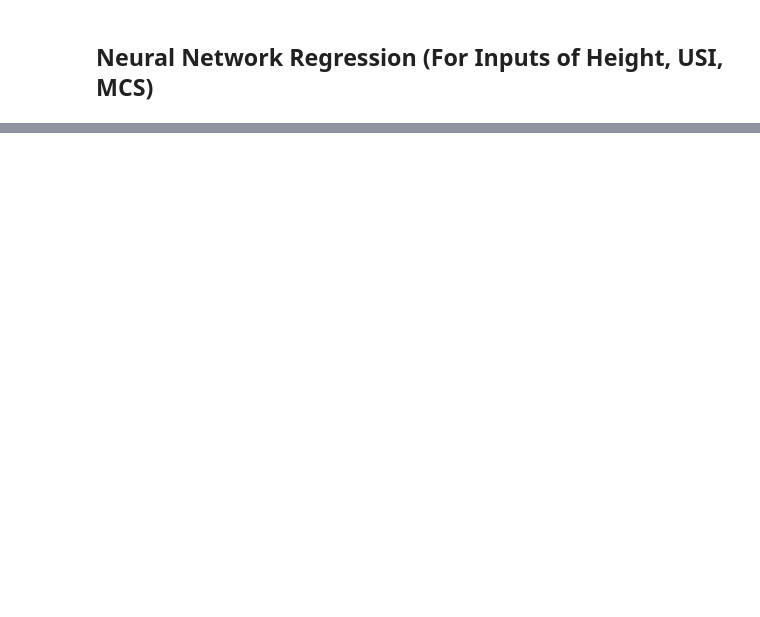
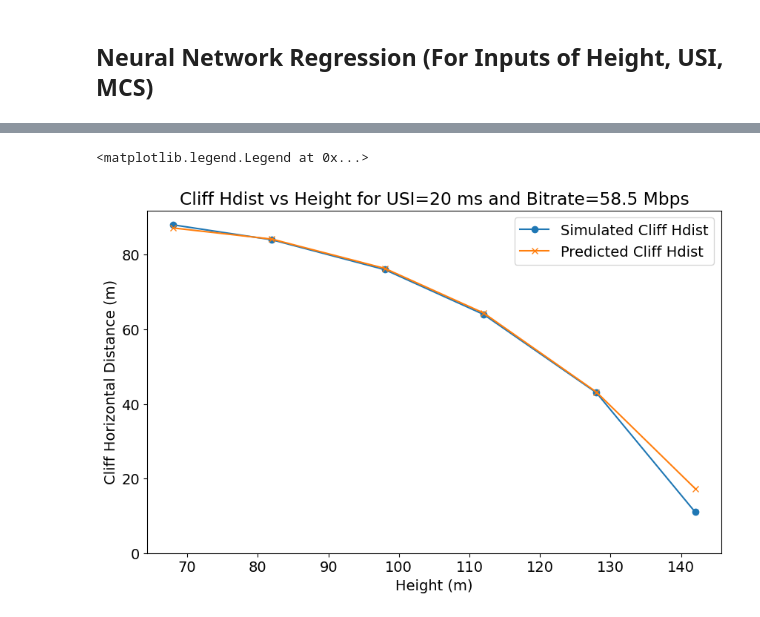
Before and after one commit to ReubenLimMonash/obj2, a Jupyter notebook: journal_2_scripts/fanet_cliff_prediction.ipynb, the cells around one changed output, grey strips where cells are left out. Cells and saved outputs as stored; diff of their text form; code cells hidden in the pictures; blank space fills up the shorter version.

```diff
--- a/journal_2_scripts/fanet_cliff_prediction.ipynb
+++ b/journal_2_scripts/fanet_cliff_prediction.ipynb
@@ -916,0 +1676,4 @@ plt.legend()
+# %%
+# OPTIONAL: Remove results where ground truth is below a threshold
+gt_threshold = 20
+results_df = results_df[results_df["Ground Truth Cliff Hdist"] >= gt_threshold]
@@ -916,0 +1764,17 @@ plt.legend()
+# %%
+# Plot results
+USI = 20
+BITRATE = 58.5
+subset_results = results_df[(results_df['USI'] == USI) & (results_df['Bitrate'] == BITRATE)]
+plt.figure(figsize=(10, 6))
+plt.rcParams.update({'font.size': 14})
+plt.plot(subset_results['Height'], subset_results['Ground Truth Cliff Hdist'], marker='o', label='Simulated Cliff Hdist')
+plt.plot(subset_results['Height'], subset_results['Predicted Cliff Hdist'], marker='x', label='Predicted Cliff Hdist')
+plt.title(f'Cliff Hdist vs Height for USI={USI} ms and Bitrate={BITRATE} Mbps')
+plt.xlabel('Height (m)')
+plt.ylabel('Cliff Horizontal Distance (m)')
+plt.ylim(0)
+plt.legend()
+# %% [output]
+<matplotlib.legend.Legend at 0x...>
+[figure, added]
```
Also changed, not shown: parts of 25 cells of this notebook, 7 other files.
